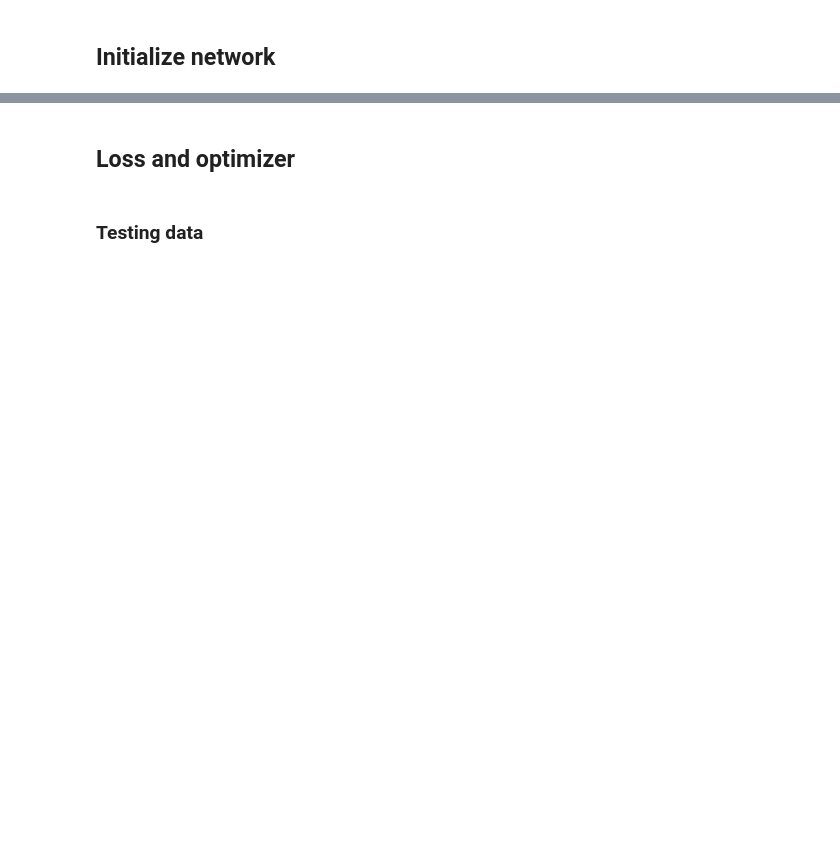
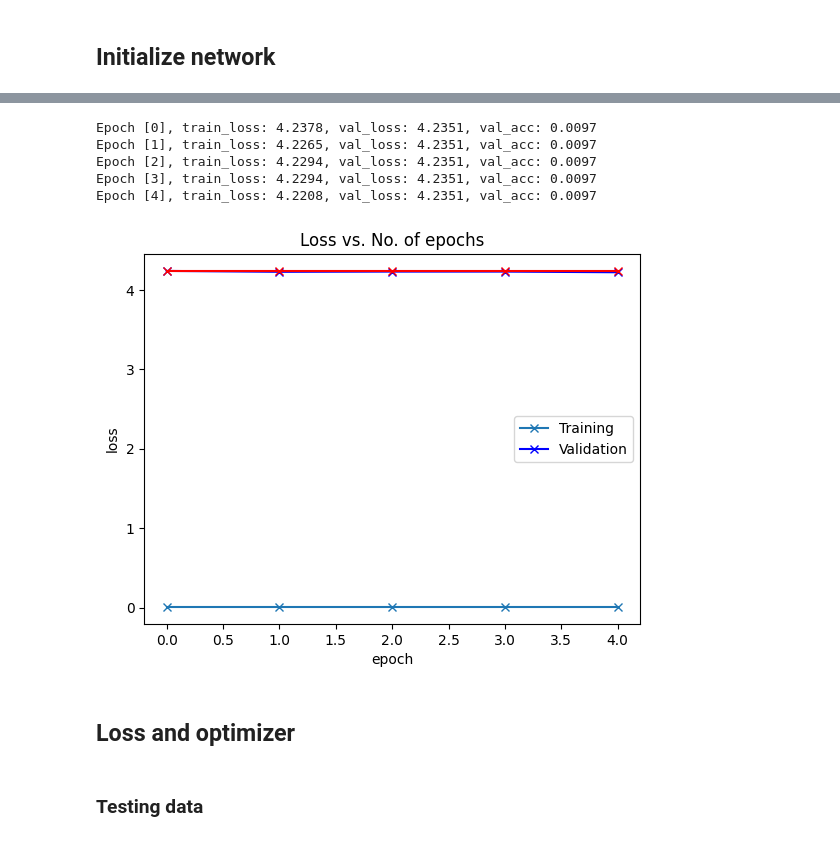
Before and after one commit to possakorn/UoA_DL_2023_3_PK, a Jupyter notebook: Assignment02_v0.0.2.ipynb, the cells around one changed output, grey strips where cells are left out. Saved outputs shown, nothing was run; the diff lists cells and outputs as text; code cells hidden in the pictures; blank space fills up the shorter version.

```diff
--- a/Assignment02_v0.0.2.ipynb
+++ b/Assignment02_v0.0.2.ipynb
@@ -245,0 +202,14 @@ print(simple_net)
+# %%
+class SLP(ImageClassificationBase):
+  def __init__(self):
+    super(SLP, self).__init__()
+    self.fc1 = nn.Linear(3*64*64,70)
+    self.sigmoid = nn.Sigmoid()
+
+  def forward(self, x):
+    x = x.view(-1, 64*64*3) # reshape the input tensor
+    x = self.fc1(x)
+    x = self.sigmoid(x)
+    return x
+
+print(SLP())
@@ -246,3 +275,42 @@ print(simple_net)
+# %%
+num_epochs = 5
+opt_func = torch.optim.Adam
+lr = 0.001
+model = SLP()
+#fitting the model on training data and record the result after each epoch
+history = fit(num_epochs, lr, model, trainloader, testloader, opt_func)
+# %% [output]
+Epoch [0], train_loss: 4.2378, val_loss: 4.2351, val_acc: 0.0097
+Epoch [1], train_loss: 4.2265, val_loss: 4.2351, val_acc: 0.0097
+Epoch [2], train_loss: 4.2294, val_loss: 4.2351, val_acc: 0.0097
+Epoch [3], train_loss: 4.2294, val_loss: 4.2351, val_acc: 0.0097
+Epoch [4], train_loss: 4.2208, val_loss: 4.2351, val_acc: 0.0097
+# %%
+def plot_accuracies(history):
+    """ Plot the history of accuracies"""
+    accuracies = [x['val_acc'] for x in history]
+    plt.plot(accuracies, '-x')
+    plt.xlabel('epoch')
+    plt.ylabel('accuracy')
+    plt.title('Accuracy vs. No. of epochs');
+
+
+plot_accuracies(history)
+
+def plot_losses(history):
+    """ Plot the losses in each epoch"""
+    train_losses = [x.get('train_loss') for x in history]
+    val_losses = [x['val_loss'] for x in history]
+    plt.plot(train_losses, '-bx')
+    plt.plot(val_losses, '-rx')
+    plt.xlabel('epoch')
+    plt.ylabel('loss')
+    plt.legend(['Training', 'Validation'])
+    plt.title('Loss vs. No. of epochs');
+
+plot_losses(history)
+# %% [output]
+[figure, added]
 # %% [markdown]
 ## Loss and optimizer
 # %%
```
Also changed, not shown: parts of 18 cells of this notebook.
